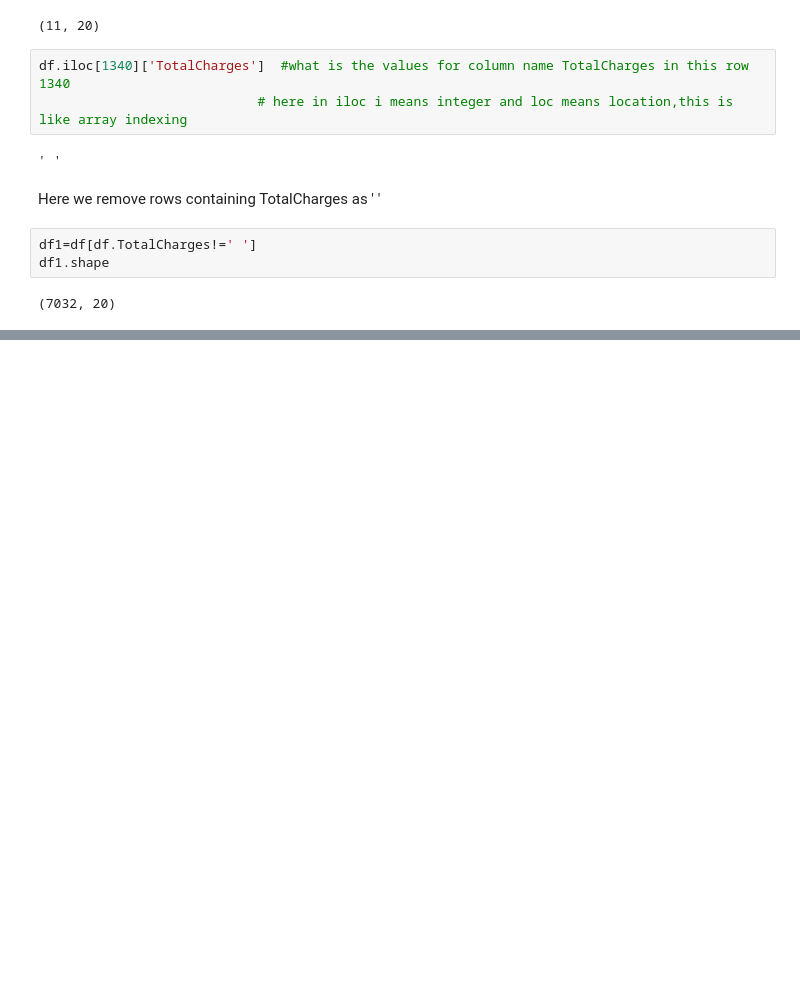
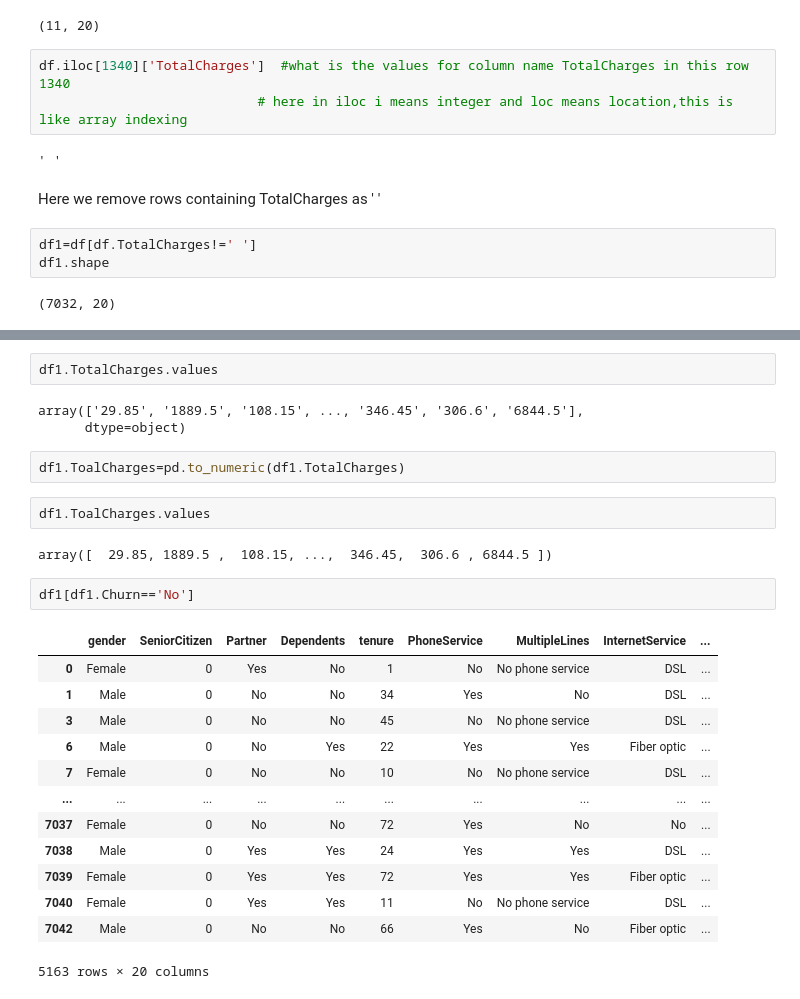
Before and after one commit to MdRimon29/Deep-Learning-CB, a Jupyter notebook: 09-Customer Churn using ANN/Customer_churn_prediction.ipynb, the cells around one changed output, grey strips where cells are left out. Drawn from its saved outputs; the diff is of its cells as text; blank space fills up the shorter version.

```diff
--- a/09-Customer Churn using ANN/Customer_churn_prediction.ipynb
+++ b/09-Customer Churn using ANN/Customer_churn_prediction.ipynb
@@ -112,0 +133,27 @@ df1.shape
+# %%
+df1.TotalCharges.values
+# %% [output]
+array(['29.85', '1889.5', '108.15', ..., '346.45', '306.6', '6844.5'],
+      dtype=object)
+# %%
+df1.ToalCharges=pd.to_numeric(df1.TotalCharges)
+# %%
+df1.ToalCharges.values
+# %% [output]
+array([  29.85, 1889.5 ,  108.15, ...,  346.45,  306.6 , 6844.5 ])
+# %%
+df1[df1.Churn=='No']
+# %% [output]
+|  | gender | SeniorCitizen | Partner | Dependents | tenure | PhoneService | MultipleLines | InternetService | ... |
+| 0 | Female | 0 | Yes | No | 1 | No | No phone service | DSL | ... |
+| 1 | Male | 0 | No | No | 34 | Yes | No | DSL | ... |
+| 3 | Male | 0 | No | No | 45 | No | No phone service | DSL | ... |
+| 6 | Male | 0 | No | Yes | 22 | Yes | Yes | Fiber optic | ... |
+| 7 | Female | 0 | No | No | 10 | No | No phone service | DSL | ... |
+| ... | ... | ... | ... | ... | ... | ... | ... | ... | ... |
+| 7037 | Female | 0 | No | No | 72 | Yes | No | No | ... |
+| 7038 | Male | 0 | Yes | Yes | 24 | Yes | Yes | DSL | ... |
+| 7039 | Female | 0 | Yes | Yes | 72 | Yes | Yes | Fiber optic | ... |
+| 7040 | Female | 0 | Yes | Yes | 11 | No | No phone service | DSL | ... |
+| 7042 | Male | 0 | No | No | 66 | Yes | No | Fiber optic | ... |
+5163 rows × 20 columns
```
Also changed, not shown: parts of 10 cells of this notebook.
